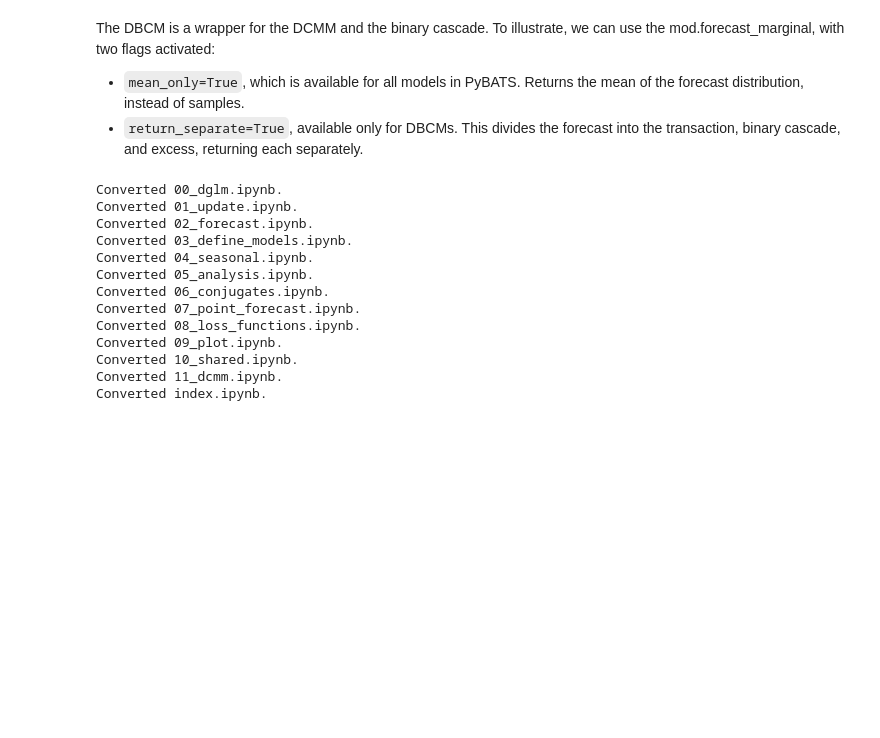
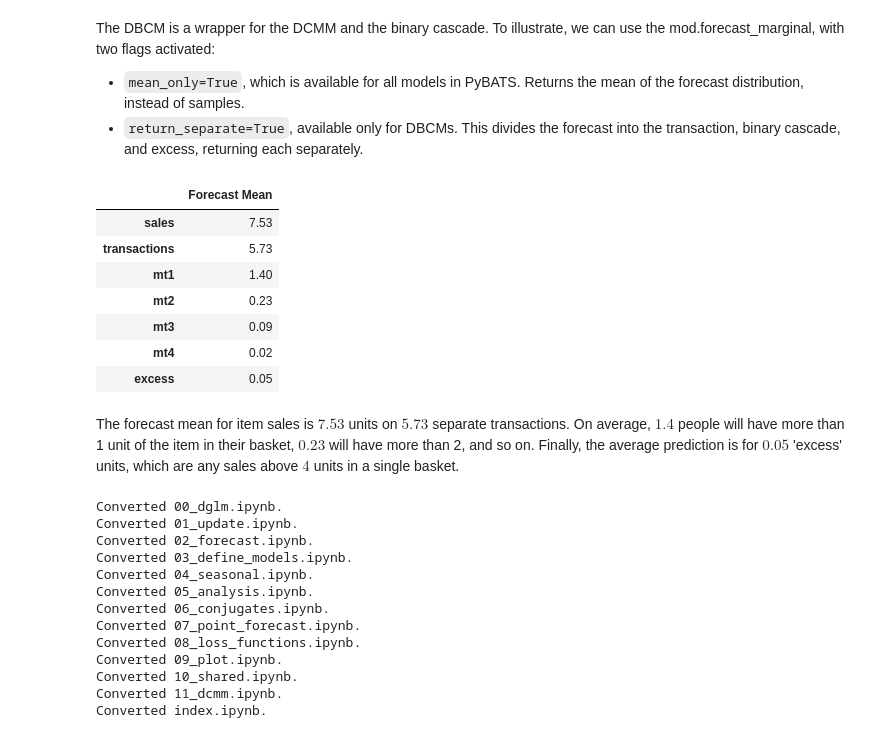
Before and after one commit to lavinei/pybats_nbdev, a Jupyter notebook: nbs/12_dbcm.ipynb, the cells around one changed output. Saved outputs shown, nothing was run; the diff lists cells and outputs as text; code cells hidden in the pictures; blank space fills up the shorter version.

```diff
--- a/nbs/12_dbcm.ipynb
+++ b/nbs/12_dbcm.ipynb
@@ -479,13 +479,30 @@ The DBCM is a wrapper for the DCMM and the binary cascade. To illustrate, we can
 # %%
 transaction_mean, cascade_mean, excess_mean = \
 mod.forecast_marginal(k=1,
                       X_transaction=data['X_transaction'].values[-1],
                       X_cascade = data['X_cascade'].values[-1],
                       mean_only=True,
                       return_separate=True)
 
-out = {'transaction_mean':transaction_mean, 'mt1':cascade_mean[0],
-      'mt2':cascade_mean[1], }
+out = pd.DataFrame({'sales':np.array(transaction_mean + cascade_mean.sum() + excess_mean).reshape(-1),
+                    'transactions':transaction_mean,
+                    'mt1':cascade_mean[0], 'mt2':cascade_mean[1],
+                    'mt3':cascade_mean[2], 'mt4':cascade_mean[3],
+                    'excess':excess_mean.reshape(-1)}).round(2).T
+
+out.columns = ['Forecast Mean']
+out
+# %% [output]
+|  | Forecast Mean |
+| sales | 7.53 |
+| transactions | 5.73 |
+| mt1 | 1.40 |
+| mt2 | 0.23 |
+| mt3 | 0.09 |
+| mt4 | 0.02 |
+| excess | 0.05 |
+# %% [markdown]
+The forecast mean for item sales is $7.53$ units on $5.73$ separate transactions. On average, $1.4$ people will have more than 1 unit of the item in their basket, $0.23$ will have more than 2, and so on. Finally, the average prediction is for $0.05$ 'excess' units, which are any sales above $4$ units in a single basket.
 # %%
 #hide
 from nbdev.export import notebook2script
```
Also changed, not shown: 4 other files.
